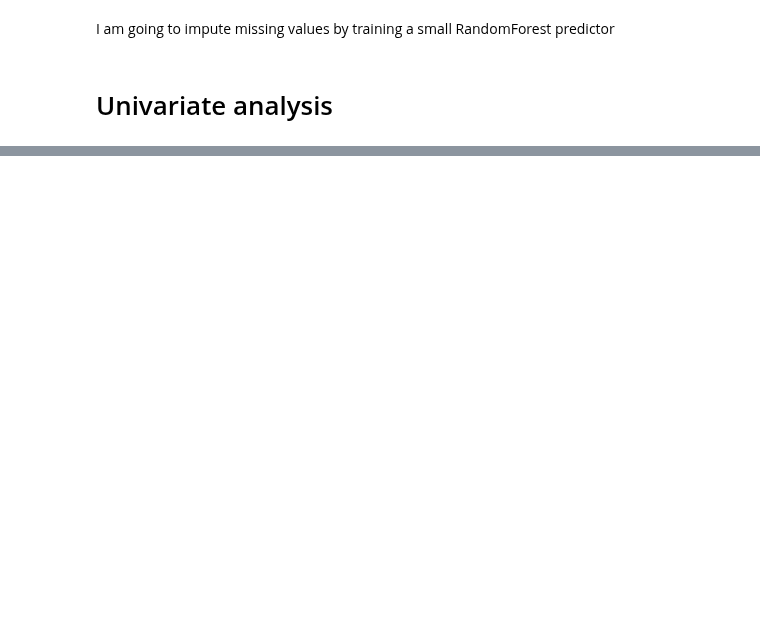
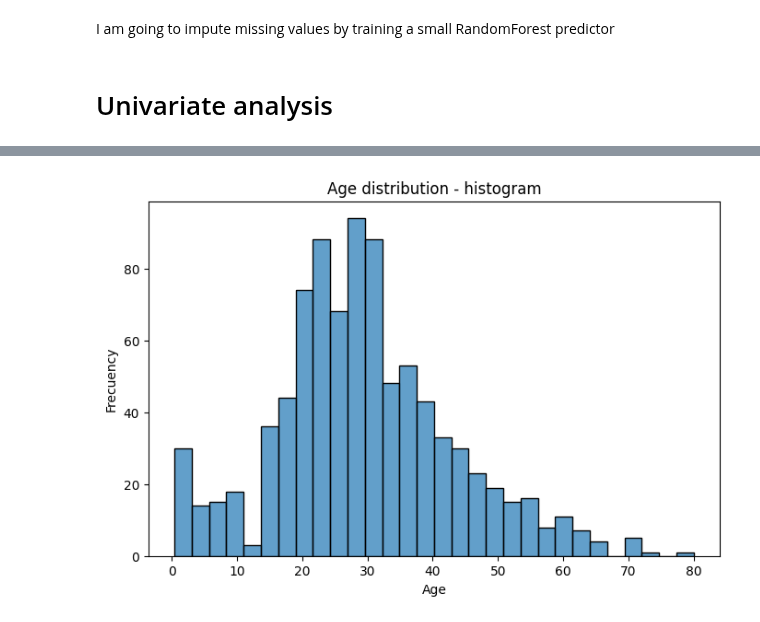
Before and after one commit to IngElecPuc/KaggleChallenges, a Jupyter notebook: titanic_eda.ipynb, the cells around one changed output, grey strips where cells are left out. Drawn from its saved outputs; the diff is of its cells as text; code cells hidden in the pictures; blank space fills up the shorter version.

```diff
--- a/titanic_eda.ipynb
+++ b/titanic_eda.ipynb
@@ -170,0 +163,13 @@ test_w.loc[test_w['Fare'].isna(), 'Fare'] = 32.204208
+# %%
+#Age
+import seaborn as sns
+import matplotlib.pyplot as plt
+
+plt.figure(figsize=(8, 5))
+sns.histplot(train_w['Age'].dropna(), bins=30, kde=False, edgecolor='k', alpha=0.7)
+plt.title('Age distribution - histogram')
+plt.xlabel('Age')
+plt.ylabel('Frecuency')
+plt.show()
+# %% [output]
+[figure, added]
```
Also changed, not shown: parts of 16 cells of this notebook.
